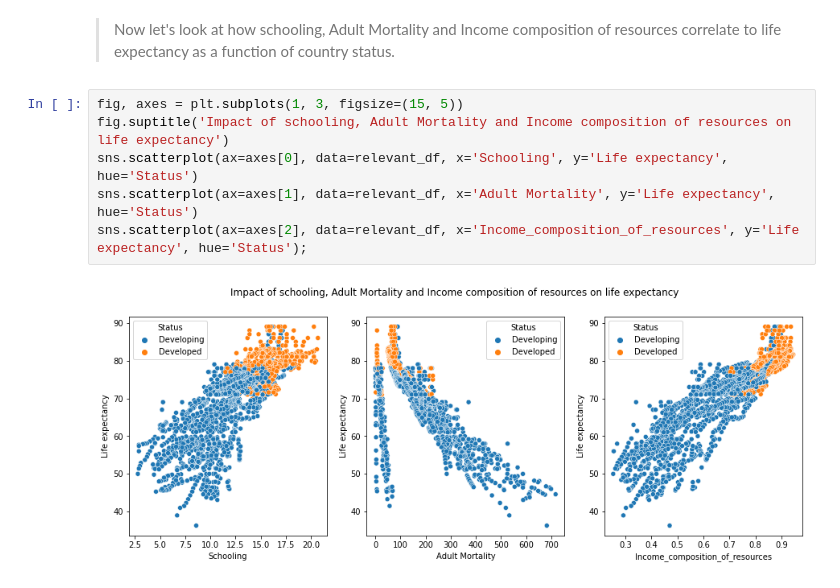
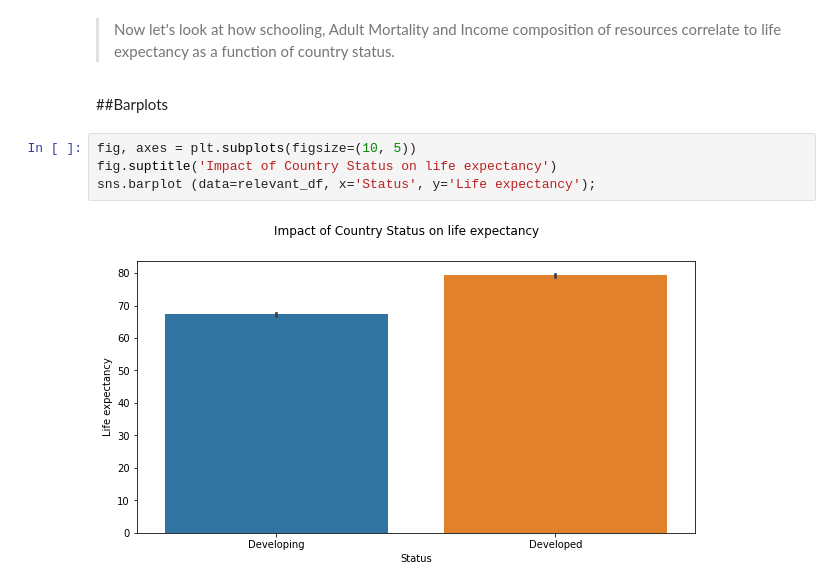
Before and after one commit to AkindeKadjo/Life_Expectancy_prediction, a Jupyter notebook: Life_Expectancy.ipynb, the cells around one changed output. Drawn from its saved outputs; the diff is of its cells as text.

```diff
--- a/Life_Expectancy.ipynb
+++ b/Life_Expectancy.ipynb
@@ -268,10 +276,10 @@ relevant_df.dropna(inplace=True)
 # %% [markdown]
 >Now let's look at how schooling, Adult Mortality and Income composition of resources correlate to life expectancy as a function of country status.
-# %%
-fig, axes = plt.subplots(1, 3, figsize=(15, 5))
-fig.suptitle('Impact of schooling, Adult Mortality and Income composition of resources on life expectancy')
-sns.scatterplot(ax=axes[0], data=relevant_df, x='Schooling', y='Life expectancy', hue='Status')
-sns.scatterplot(ax=axes[1], data=relevant_df, x='Adult Mortality', y='Life expectancy', hue='Status')
-sns.scatterplot(ax=axes[2], data=relevant_df, x='Income_composition_of_resources', y='Life expectancy', hue='Status');
-# %% [output]
-[figure, removed]
+# %% [markdown]
+##Barplots
+# %%
+fig, axes = plt.subplots(figsize=(10, 5))
+fig.suptitle('Impact of Country Status on life expectancy')
+sns.barplot (data=relevant_df, x='Status', y='Life expectancy');
+# %% [output]
+[figure, added]
```
Also changed, not shown: parts of 13 cells of this notebook.
